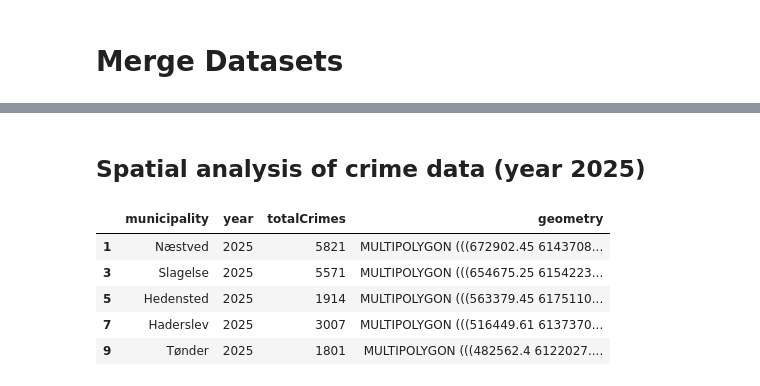
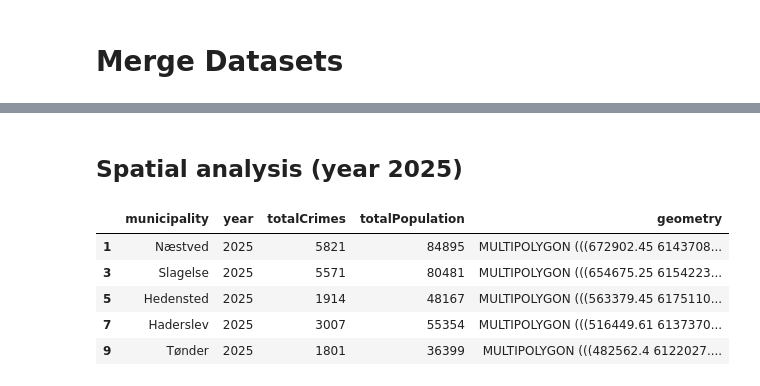
Before and after one commit to Geospatial-data-science-project/Spatial-autocorrelation-on-crime-rates-of-denmark, a Jupyter notebook: geospatial-analysis.ipynb, the cells around one changed output, grey strips where cells are left out. Cells and saved outputs as stored; diff of their text form; code cells hidden in the pictures.

```diff
--- a/geospatial-analysis.ipynb
+++ b/geospatial-analysis.ipynb
@@ -98,8 +221,7 @@ Then we grouped each year quarter into years and calculated the total number of
 For example, we computed the sum of total crimes for 2007 as 2007k1 + 2007k2 + 2007k3 + 2007k4 and we did the same for 2025.
 '''
 
-crimes.columns = ["quarterYear", "municipality", "typeOfCrime", "totalCrimes"]
-crimes = crimes[crimes["typeOfCrime"].str.contains("Overtrædelsens")]
+crimes.columns = ["quarterYear", "municipality", "totalCrimes"]
 
 crimes["year"] = crimes["quarterYear"].str[:4]
 crimes = (
@@ -109,5 +231,5 @@ crimes = (
 crimes = crimes[
     ["municipality", "year", "totalCrimes"]
 ]
-crimes.head()
+crimes.shape
 # %% [output]
@@ -144,2 +237,18 @@ Number of unique municipalities in geometry data: 99
+# %%
+# Ensure both year columns are integers
+crimes["year"] = crimes["year"].astype(int)
+population["year"] = population["year"].astype(int)
 # %% [markdown]
 # Merge Datasets
+# %%
+# Merge poulation and crime dataframes
+crimes_population_df = pd.merge(
+    crimes,
+    population,
+    left_on=["municipality", "year"],
+    right_on=["name", "year"],
+    how="inner"
+).drop(columns=["name"])
+
+# removing 'Christiansø' because is not an municipality
+crimes_population_df = crimes_population_df[crimes_population_df["municipality"] != "Christiansø"]
@@ -146,5 +264,7 @@ Number of unique municipalities in geometry data: 99
 # %%
-gdf = geom.merge(crimes, left_on="name", right_on="municipality")
-gdf = gdf[["municipality", "year", "totalCrimes", "geometry"]]
+# merge geometries with crime+population dataset
+gdf = geom.merge(crimes_population_df, left_on="name", right_on="municipality")
+gdf = gdf[["municipality", "year", "totalCrimes","population", "geometry"]]
+gdf = gdf.rename(columns={"population": "totalPopulation"})
 gdf.head()
 # %% [output]
@@ -173,12 +333,12 @@ gdf_2007.head()
 # %% [markdown]
-## Spatial analysis of crime data (year 2025)
+## Spatial analysis (year 2025)
 # %%
-gdf_2025 = gdf[gdf["year"] == "2025"]
+gdf_2025 = gdf[gdf["year"] == 2025]
 gdf_2025.head()
 # %% [output]
-|  | municipality | year | totalCrimes | geometry |
-| 1 | Næstved | 2025 | 5821 | MULTIPOLYGON (((672902.45 6143708... |
-| 3 | Slagelse | 2025 | 5571 | MULTIPOLYGON (((654675.25 6154223... |
-| 5 | Hedensted | 2025 | 1914 | MULTIPOLYGON (((563379.45 6175110... |
-| 7 | Haderslev | 2025 | 3007 | MULTIPOLYGON (((516449.61 6137370... |
-| 9 | Tønder | 2025 | 1801 | MULTIPOLYGON (((482562.4 6122027.... |
+|  | municipality | year | totalCrimes | totalPopulation | geometry |
+| 1 | Næstved | 2025 | 5821 | 84895 | MULTIPOLYGON (((672902.45 6143708... |
+| 3 | Slagelse | 2025 | 5571 | 80481 | MULTIPOLYGON (((654675.25 6154223... |
+| 5 | Hedensted | 2025 | 1914 | 48167 | MULTIPOLYGON (((563379.45 6175110... |
+| 7 | Haderslev | 2025 | 3007 | 55354 | MULTIPOLYGON (((516449.61 6137370... |
+| 9 | Tønder | 2025 | 1801 | 36399 | MULTIPOLYGON (((482562.4 6122027.... |
```
Also changed, not shown: parts of 37 cells of this notebook, 3 other files.
